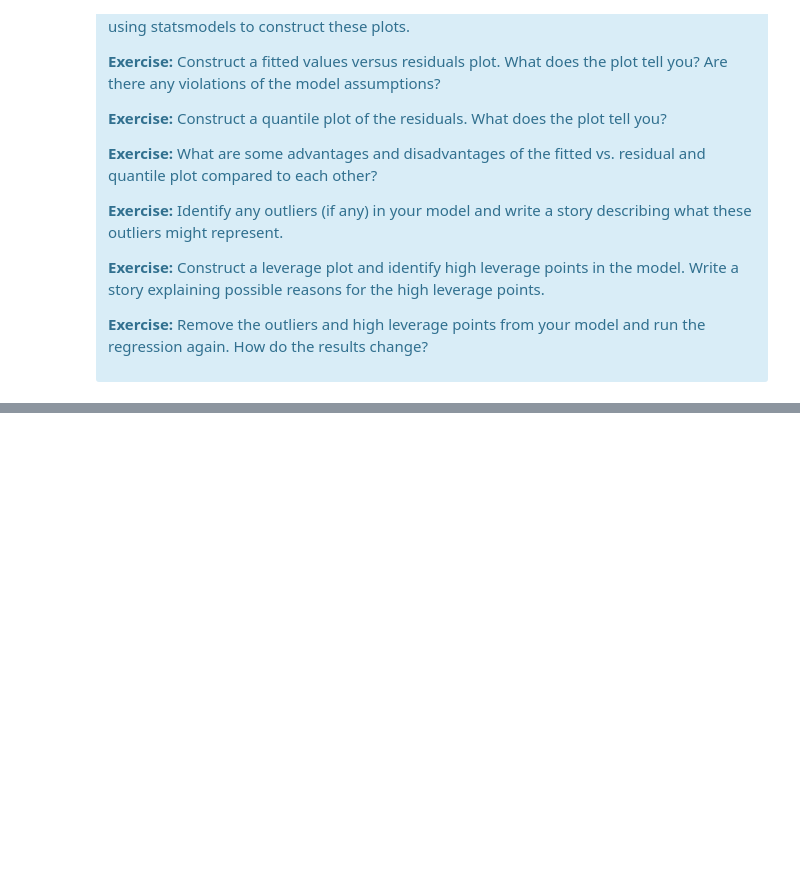
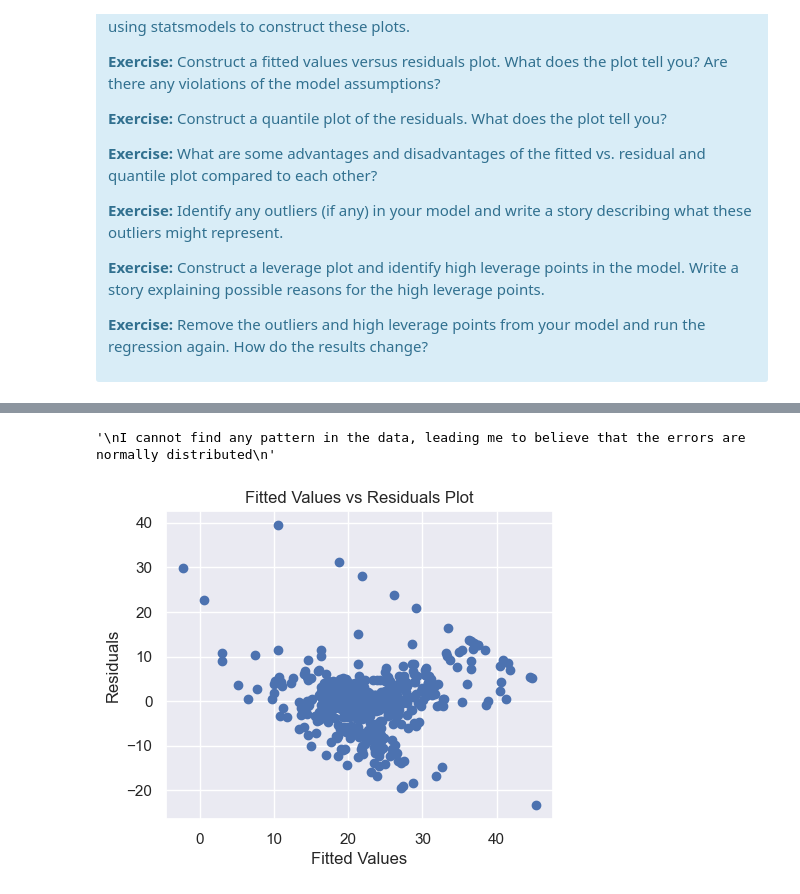
Before and after one commit to sardarchitect/ucsd-mini-projects, a Jupyter notebook: mec-11.4.1-linear-regression-mini-project/Mini_Project_Linear_Regression.ipynb, the cells around one changed output, grey strips where cells are left out. Cells and saved outputs as stored; diff of their text form; code cells hidden in the pictures; blank space fills up the shorter version.

Commit message:
Finished Exercise 11.4.1

```diff
--- a/mec-11.4.1-linear-regression-mini-project/Mini_Project_Linear_Regression.ipynb
+++ b/mec-11.4.1-linear-regression-mini-project/Mini_Project_Linear_Regression.ipynb
@@ -1121,13 +1085,3 @@ There are some other issues that are important investigate with linear regressio
 
 <p><b>Exercise:</b> Remove the outliers and high leverage points from your model and run the regression again. How do the results change?</p>
 </div>
-# %%
-# Your turn.
-
-# Fitted values vs. residuals plot.
-plt.rc("figure", figsize=(20, 10));
-fig = sm.graphics.plot_partregress_grid(lm_reduced);
-
-'''
-The fitted values vs. residuals plots show that
-'''
@@ -1140,5 +1087,0 @@ eval_env: 1
-# %%
-# Quantile-Quantile Plot
-plt.rc("figure", figsize=(7.5, 5));
-fig = sm.qqplot(lm_reduced.resid);
-fig.suptitle('Quantile Plot of Residuals')
@@ -1148,3 +1087,0 @@ Text(0.5, 0.98, 'Quantile Plot of Residuals')
-# %%
-plt.rc("figure", figsize=(7.5, 5));
-fig = sm.graphics.plot_leverage_resid2(lm_reduced)
@@ -1152,0 +1088,4 @@ fig = sm.graphics.plot_leverage_resid2(lm_reduced)
+# %%
+# Your turn.
+m = ols('PRICE ~ RM',bos).fit()
+print(m.summary())
@@ -1152,0 +1110,16 @@ fig = sm.graphics.plot_leverage_resid2(lm_reduced)
+# %%
+# Exercise: Construct a fitted values versus residuals plot. What does the plot tell you?
+#           Are there any violations of the model assumptions?
+
+plt.figure(figsize=(5,4))
+plt.scatter(m.fittedvalues, m.resid)
+plt.xlabel("Fitted Values")
+plt.ylabel("Residuals")
+plt.title("Fitted Values vs Residuals Plot")
+
+'''
+I cannot find any pattern in the data, leading me to believe that the errors are normally distributed
+'''
+# %% [output]
+'\nI cannot find any pattern in the data, leading me to believe that the errors are normally distributed\n'
+[figure, added]
```
Also changed, not shown: parts of 34 cells of this notebook.
